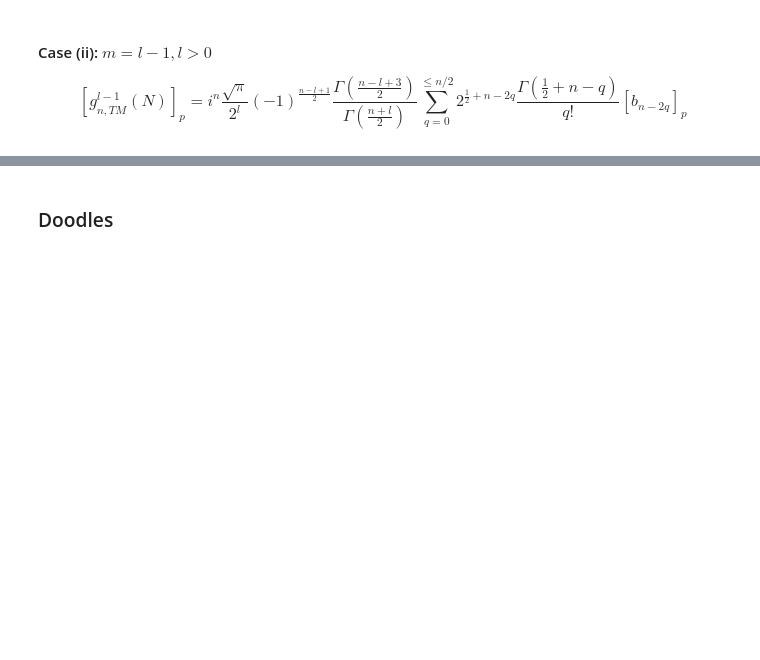
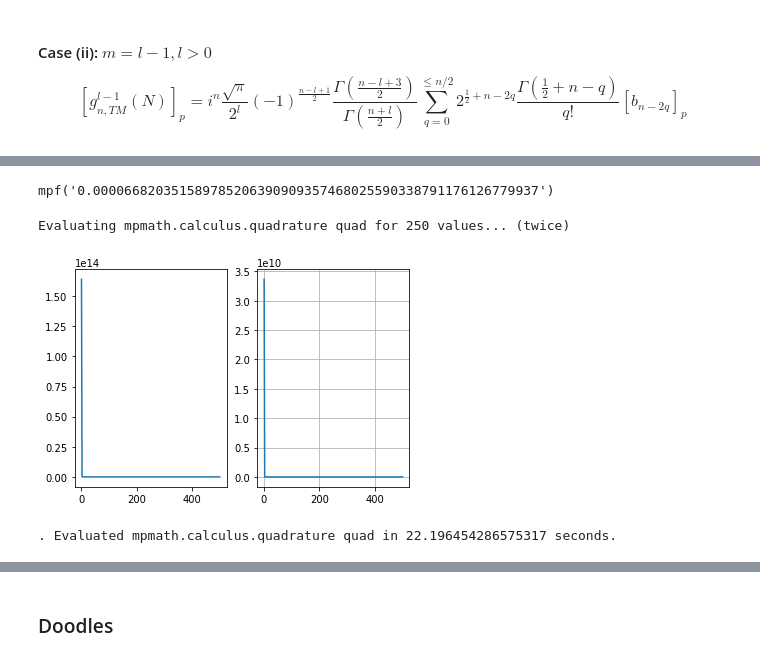
Before and after one commit to LVotto/jupylgbeams_lens, a Jupyter notebook: FocusedLGBeamsFS.ipynb, the cells around one changed output, grey strips where cells are left out. Saved outputs shown, nothing was run; the diff lists cells and outputs as text; code cells hidden in the pictures; blank space fills up the shorter version.

```diff
--- a/FocusedLGBeamsFS.ipynb
+++ b/FocusedLGBeamsFS.ipynb
@@ -345,0 +328,50 @@ $$    \left[ g_{n, TM}^{l-1}(N) \right]_p = i^n \frac{\sqrt{\pi}}{2^{l}} (-1)^{\
+# %%
+def a(eta):
+    return mpmath.sqrt(2) * r_focus / k / w0 * eta
+a(na)
+# %% [output]
+mpf('0.000066820351589785206390909357468025590338791176126779937')
+# %%
+def integrand(eta, l, p, j, kind='A'):
+    pm = 1 if kind == 'A' else -1
+    laguerre_term = 1
+    if p > 0:
+        laguerre_term = a(eta) ** 2 * mpmath.laguerre(p - 1, l, a(eta) ** 2)
+
+    return ( mpmath.power(eta, np.abs(l) + 1) / mpmath.power(k ** 2 - eta ** 2, .25) \
+           * laguerre_term * mpmath.exp(-(a(eta) ** 2 / 2 )) \
+           * (1 + pm * mpmath.sqrt(k ** 2 - eta ** 2) / k) \
+           * mpmath.power(eta / k, j - 1) )
+# %%
+def eval_integral(l, p, j, kind='A', delta=1, method=mpmath.quad):
+    def argument(eta):
+        return integrand(eta, l, p, j, kind=kind)
+    npintg = np.frompyfunc(argument, 1, 1)
+    if method is mpmath.quad:
+        return mpmath.quad( argument, [0, k * na * delta] )
+    if method is intg.quad:
+        return intg.quad( argument, 0, k * na * delta )
+# %%
+def integral_performance(nmin=m, nmax=nmax, method=mpmath.quad):
+    aquad_lst = []
+    bquad_lst = []
+    ns = np.arange(nmin, nmax + 1, 2)
+    stt = time.time()
+    fig, axes = plt.subplots(ncols=2)
+    print("Evaluating", method.__module__, method.__name__, "for", len(ns), "values... (twice)")
+    for j in ns:
+        aquad_lst.append( mpmath.norm(eval_integral(l, p, j, method=method, kind='A')) )
+        bquad_lst.append( mpmath.norm(eval_integral(l, p, j, method=method, kind='B')) )
+    fin = time.time()
+    axes[0].plot(ns, aquad_lst)
+    axes[1].plot(ns, bquad_lst)
+    plt.grid()
+    plt.show()
+    print(". Evaluated", method.__module__, method.__name__, "in", (fin - stt), "seconds.")
+    return aquad_lst, bquad_lst
+# %%
+mpmathint = integral_performance(method=mpmath.quad)
+# %% [output]
+Evaluating mpmath.calculus.quadrature quad for 250 values... (twice)
+[figure, added]
+. Evaluated mpmath.calculus.quadrature quad in 22.196454286575317 seconds.
```
Also changed, not shown: parts of 30 cells of this notebook.
